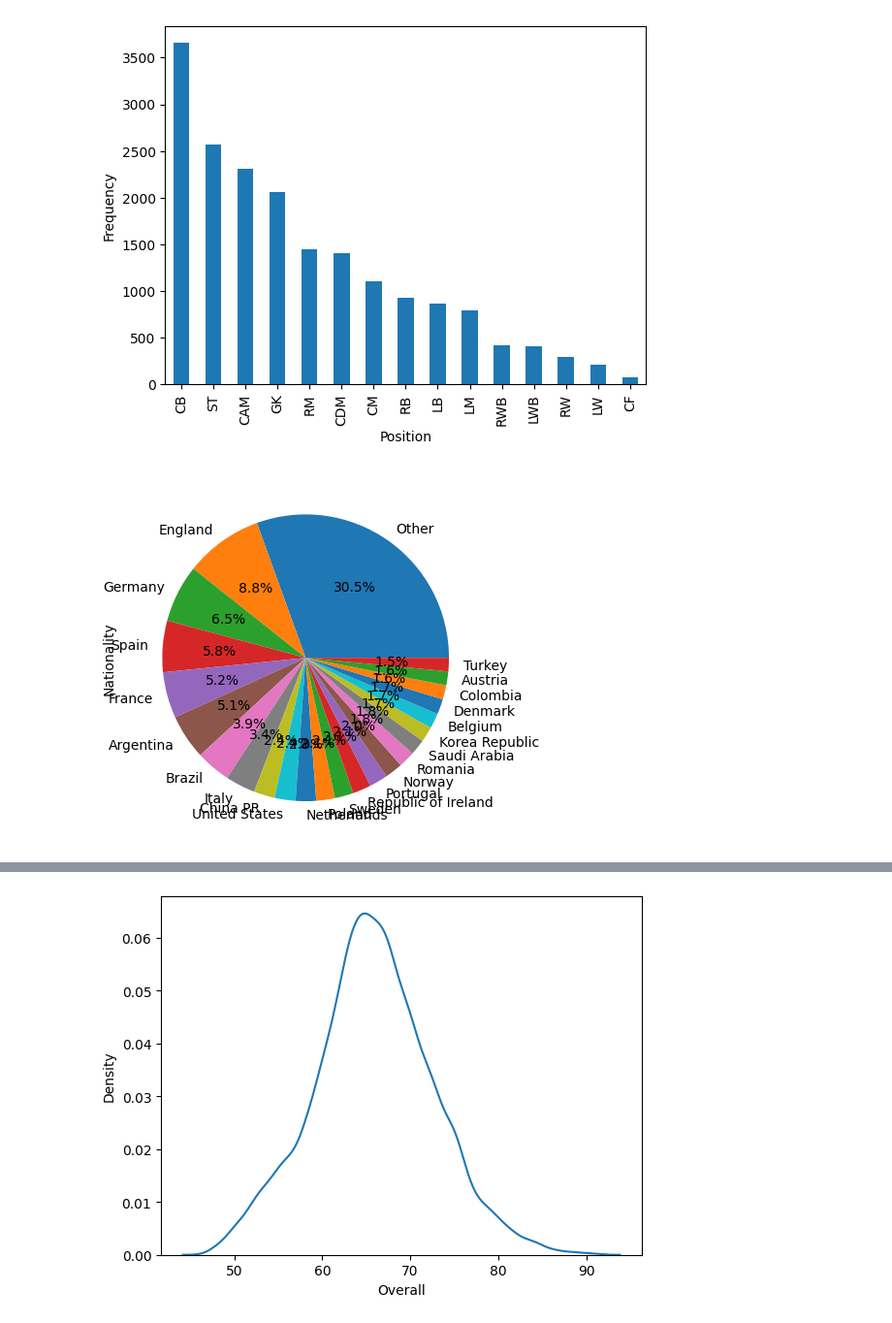
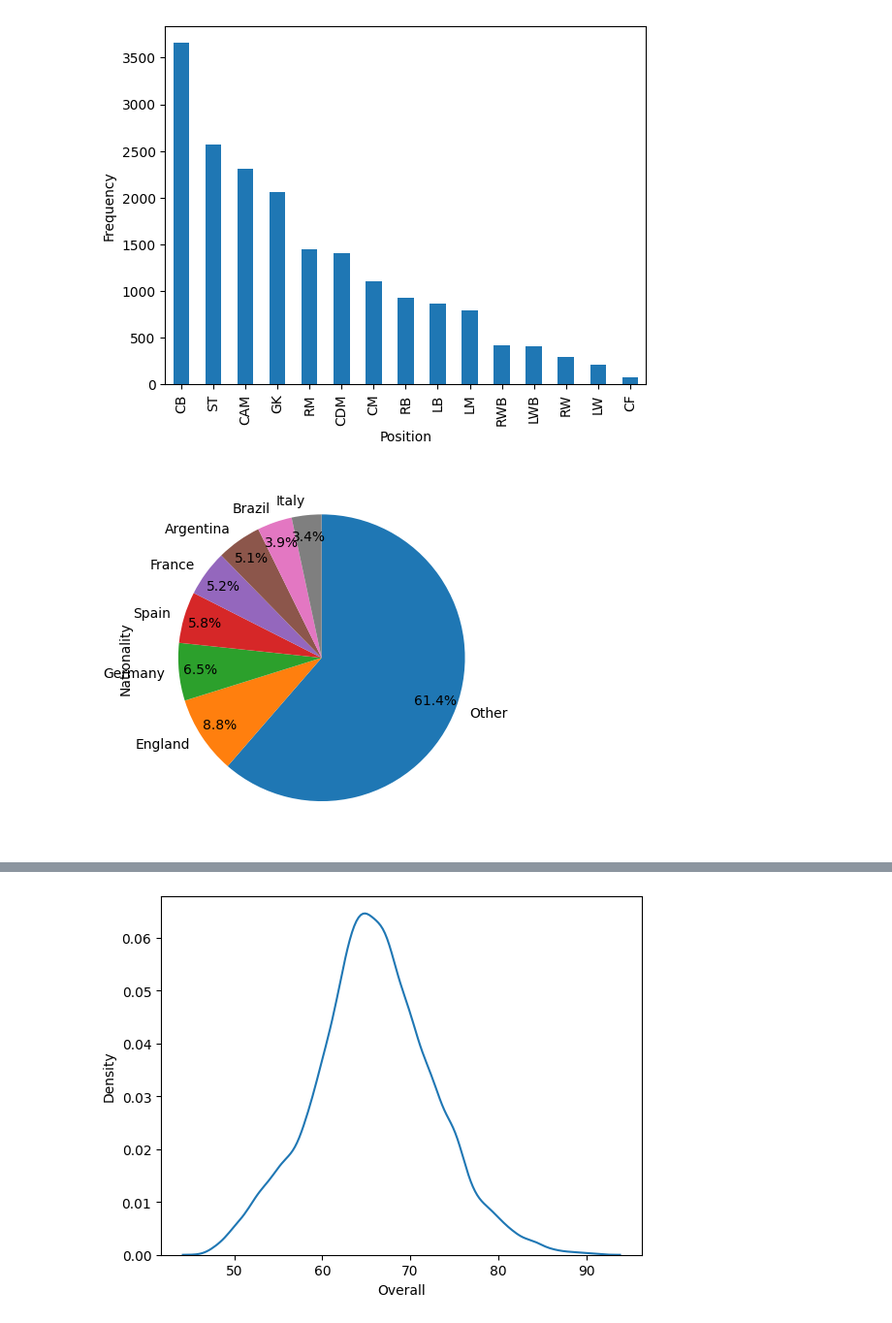
Before and after one commit to alberespi/Missing_Values_FIFA, a Jupyter notebook: data_visualization.ipynb, the cells around one changed output, grey strips where cells are left out. Shown at 97% size. Drawn from its saved outputs; the diff is of its cells as text; code cells hidden in the pictures.

```diff
--- a/data_visualization.ipynb
+++ b/data_visualization.ipynb
@@ -128,13 +206,13 @@ plt.show()
 # %%
 df_copy = df.copy()
 nationalities = df_copy["Nationality"].value_counts(normalize=True)
 
-other_nationalities = nationalities[nationalities < 0.015].index
+other_nationalities = nationalities[nationalities < 0.025].index
 
 df_copy['Nationality'] = df_copy['Nationality'].replace(other_nationalities, "Other")
 
 nationalities = df_copy['Nationality'].value_counts(normalize=True)
-nationalities.plot.pie(autopct='%1.1f%%')
+nationalities.plot.pie(autopct='%1.1f%%', pctdistance=0.85, startangle=90, counterclock=False, textprops=dict(color="black"))
 plt.show()
 # %% [output]
-[figure, old version]
+[figure, new version]
```
Also changed, not shown: parts of 11 cells of this notebook, 14 other files.
